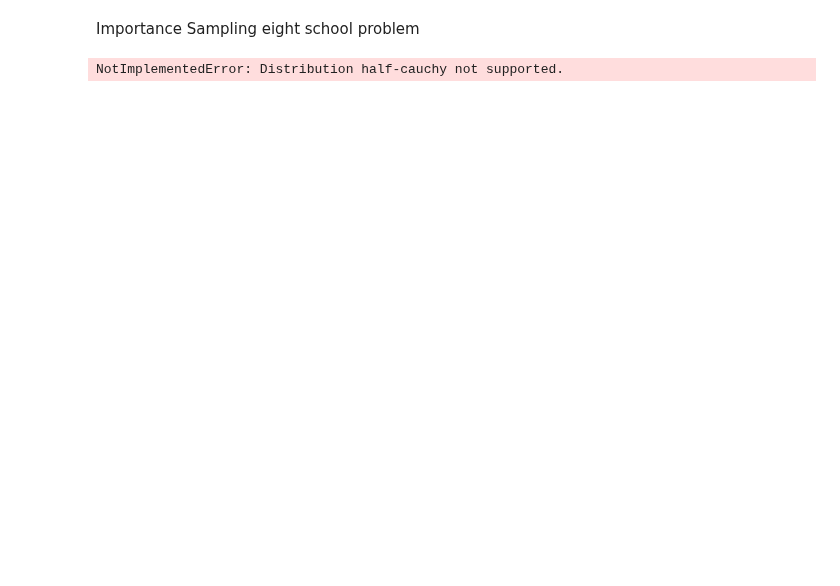
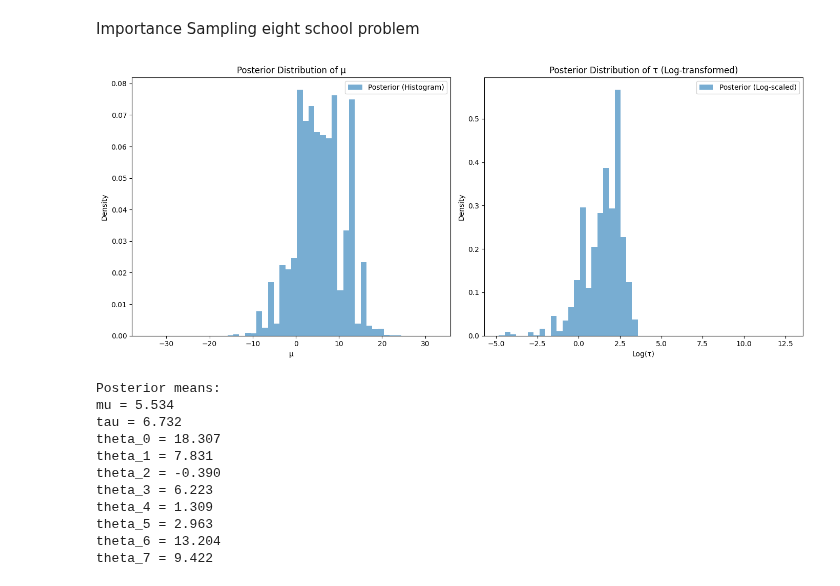
Before and after one commit to bwigmans/ProbabilisticInference6, a Jupyter notebook: graph_sampler.ipynb, the cells around one changed output. Cells and saved outputs as stored; diff of their text form; code cells hidden in the pictures; blank space fills up the shorter version.

Commit message:
correct graph sampler

```diff
--- a/graph_sampler.ipynb
+++ b/graph_sampler.ipynb
@@ -324,30 +325,40 @@ y_obs = np.array([28, 8, -3, 7, -1, 1, 18, 12])  # Observed effects
 sigma = np.array([15, 10, 16, 11, 9, 11, 10, 18])  # Known standard errors
 
 # Prior parameters
-mu_prior_mean = 0
-mu_prior_sd = 10
-tau_prior_scale = 25  # Half-Cauchy scale
+mu_prior_mean = 0 #Mean
+mu_prior_sd = 10  # Standard deviation of prior for mu
+tau_prior_scale = 25  # Scale of Half-Cauchy prior for tau
 
 # Program AST representation
 prog = [
-    Sample("mu", ("normal", mu_prior_mean, mu_prior_sd)),
-    Sample("tau", ("half-cauchy", tau_prior_scale)),
+    Sample("mu", ("normal", mu_prior_mean, mu_prior_sd)),  # Prior for mu
+    Sample("tau", ("half-cauchy", tau_prior_scale)),  # Prior for tau
 ]
 
 for i in range(J):
     # Sample eta_i from normal(0, 1)
-    prog.append(Sample(f"eta_{i}", ('normal', 0.0, 1.0)))
+    prog.append(Sample(f"eta_{i}", ('normal', 0.0, 1.0)))  # Prior for eta_i
 
-    # Directly sample y_i based on theta_i = mu + tau * eta_i
+    # Define theta_i using Let
+    prog.append(Let(
+        f"theta_{i}",
+
+        # e1: Define theta_i as mu + tau * eta_i
+        ('+', Variable('mu'), ('*', Variable('tau'), Variable(f'eta_{i}'))),
+
+        # e2: Use theta_i to sample y_i
+        Sample(f"theta_{i}", ('normal', Variable(f'theta_{i}'), sigma[i]))  # Likelihood uses sigma directly
+    ))
+
+    # Observe the likelihood of y_i given theta_i and sigma_i (no need for sigma^2)
     prog.append(Observe(
-        ('normal',
-         ('+', Variable('mu'), ('*', Variable('tau'), Variable(f'eta_{i}'))),  # theta_i = mu + tau * eta_i
-         sigma[i]**2), y_obs[i])  # Likelihood of y_i given theta_i and sigma_i^2
-)
+        ('normal', Variable(f"theta_{i}"), sigma[i]),  # Likelihood of y_i given theta_i and sigma[i]
+        y_obs[i]
+    ))
 
 # Translate and sample
 translator = Translator()
-graph = translator.translate_program(program_ast)
+graph = translator.translate_program(prog)
 sampler = ImportanceSampler(graph)
 
 N = 5000  # Number of samples
@@ -367,41 +378,48 @@ for env, w in zip(samples, weights):
     total_weight += w
 posterior_means = {key: weighted_sums[key] / total_weight for key in weighted_sums}
 
 # Plotting posterior distributions for mu and tau
 mu_vals = np.array([env["mu"] for env in samples])
 tau_vals = np.array([env["tau"] for env in samples])
 weights_array = np.array(weights)
 
 plt.figure(figsize=(14, 6))
 
 # Posterior histogram for mu
 plt.subplot(1, 2, 1)
 plt.hist(mu_vals, bins=50, density=True, weights=weights_array, alpha=0.6, label="Posterior (Histogram)")
-mu_range = np.linspace(-30, 30, 500)
-prior_pdf_mu = stats.norm.pdf(mu_range, loc=mu_prior_mean, scale=mu_prior_sd)
-plt.plot(mu_range, prior_pdf_mu, 'r-', lw=2, label='Prior PDF')
 plt.title("Posterior Distribution of μ")
 plt.xlabel("μ")
 plt.ylabel("Density")
 plt.legend()
 
-# Posterior histogram for tau
+# Posterior visualization for tau
 plt.subplot(1, 2, 2)
-plt.hist(tau_vals, bins=50, density=True, weights=weights_array, alpha=0.6, label="Posterior (Histogram)")
-tau_range = np.linspace(0, 50, 500)
-prior_pdf_tau = stats.halfcauchy.pdf(tau_range, loc=0, scale=tau_prior_scale)
-plt.plot(tau_range, prior_pdf_tau, 'r-', lw=2, label='Prior PDF')
-plt.title("Posterior Distribution of τ")
-plt.xlabel("τ")
+# Log transformation of tau values to improve scaling
+tau_vals_log = np.log(tau_vals[tau_vals > 0])  # We ignore non-positive tau_vals for log transformation
+plt.hist(tau_vals_log, bins=50, density=True, weights=weights_array, alpha=0.6, label="Posterior (Log-scaled)")
+plt.title("Posterior Distribution of τ (Log-transformed)")
+plt.xlabel("Log(τ)")
 plt.ylabel("Density")
 plt.legend()
 
 plt.tight_layout()
 plt.show()
 
 # Results
 print("Posterior means:")
 for key, value in posterior_means.items():
     print(f"{key} = {value:.3f}")
 # %% [output]
+[figure, added]
-NotImplementedError: Distribution half-cauchy not supported.
+Posterior means:
+mu = 5.534
+tau = 6.732
+theta_0 = 18.307
+theta_1 = 7.831
+theta_2 = -0.390
+theta_3 = 6.223
+theta_4 = 1.309
+theta_5 = 2.963
+theta_6 = 13.204
+theta_7 = 9.422
```
Also changed, not shown: parts of 3 cells of this notebook.
